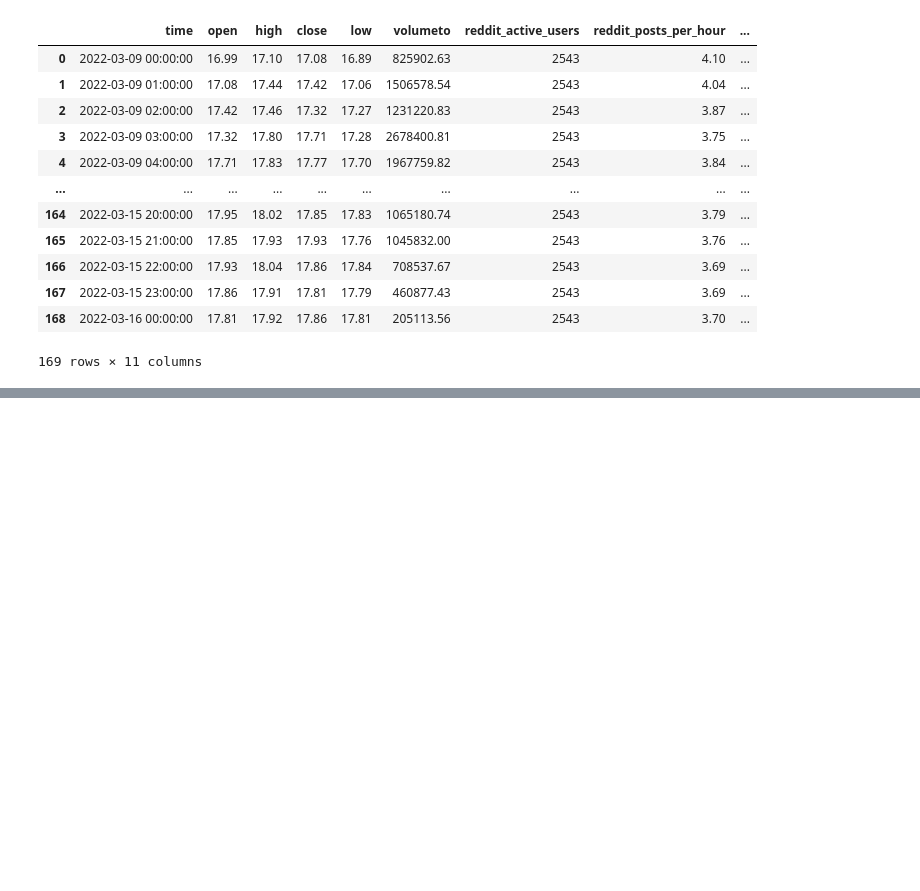
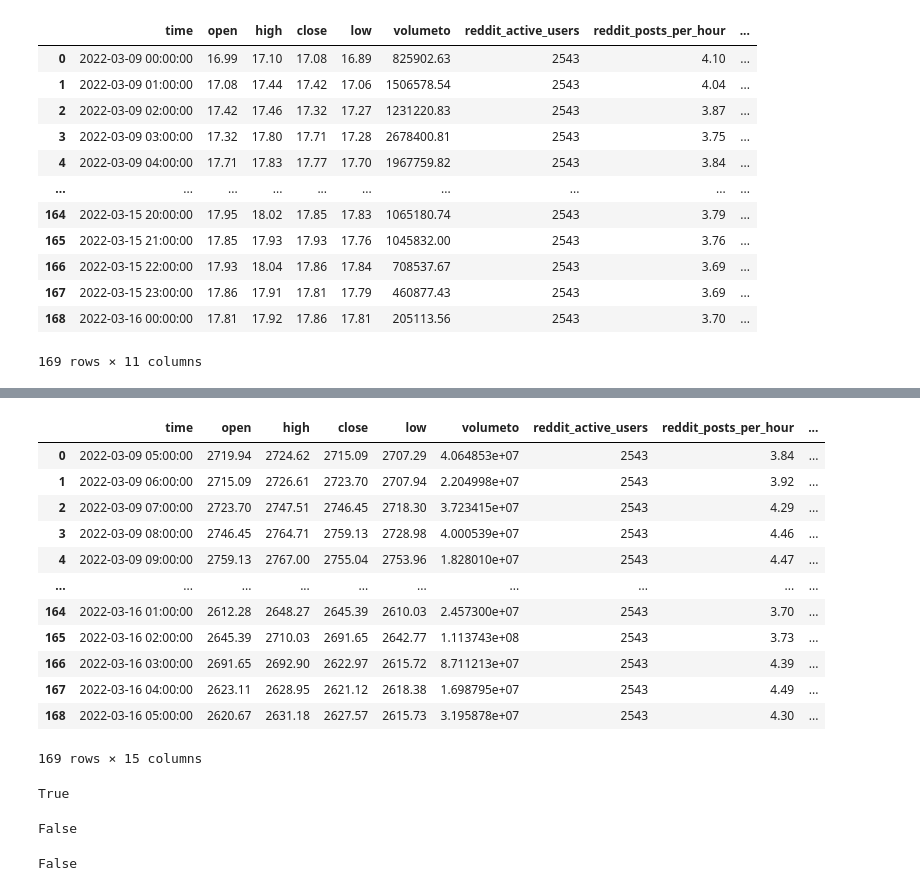
Before and after one commit to sharonwu827/Automated-trading, a Jupyter notebook: CryptoPatternDetection/GAF-CNN-HC/load_test.ipynb, the cells around one changed output, grey strips where cells are left out. Saved outputs shown, nothing was run; the diff lists cells and outputs as text; code cells hidden in the pictures; blank space fills up the shorter version.

Commit message:
extra filter M E N classifer for predict

```diff
--- a/CryptoPatternDetection/GAF-CNN-HC/load_test.ipynb
+++ b/CryptoPatternDetection/GAF-CNN-HC/load_test.ipynb
@@ -276,3 +275,6 @@ df
 | 167 | 2022-03-15 23:00:00 | 17.86 | 17.91 | 17.81 | 17.79 | 460877.43 | 2543 | 3.69 | ... |
 | 168 | 2022-03-16 00:00:00 | 17.81 | 17.92 | 17.86 | 17.81 | 205113.56 | 2543 | 3.70 | ... |
 169 rows × 11 columns
+# %%
+df = pd.read_csv('./temp/ETH_USD_result.csv')
+df.tail(10)
@@ -278,0 +293,2 @@ df
+# %%
+df['predict1'] = df['predict']
@@ -278,0 +309,39 @@ df
+# %%
+def filter_predict(p,pe):
+
+    if p == 0 and pe == 0:
+        return 0
+    elif p == 1 and pe == 1:
+        return 1
+    else:
+        return 2
+
+df['predict'] = df.apply(lambda x: filter_predict(x.predict, x.extra_predict), axis=1)
+# %%
+df
+# %% [output]
+|  | time | open | high | close | low | volumeto | reddit_active_users | reddit_posts_per_hour | ... |
+| 0 | 2022-03-09 05:00:00 | 2719.94 | 2724.62 | 2715.09 | 2707.29 | 4.064853e+07 | 2543 | 3.84 | ... |
+| 1 | 2022-03-09 06:00:00 | 2715.09 | 2726.61 | 2723.70 | 2707.94 | 2.204998e+07 | 2543 | 3.92 | ... |
+| 2 | 2022-03-09 07:00:00 | 2723.70 | 2747.51 | 2746.45 | 2718.30 | 3.723415e+07 | 2543 | 4.29 | ... |
+| 3 | 2022-03-09 08:00:00 | 2746.45 | 2764.71 | 2759.13 | 2728.98 | 4.000539e+07 | 2543 | 4.46 | ... |
+| 4 | 2022-03-09 09:00:00 | 2759.13 | 2767.00 | 2755.04 | 2753.96 | 1.828010e+07 | 2543 | 4.47 | ... |
+| ... | ... | ... | ... | ... | ... | ... | ... | ... | ... |
+| 164 | 2022-03-16 01:00:00 | 2612.28 | 2648.27 | 2645.39 | 2610.03 | 2.457300e+07 | 2543 | 3.70 | ... |
+| 165 | 2022-03-16 02:00:00 | 2645.39 | 2710.03 | 2691.65 | 2642.77 | 1.113743e+08 | 2543 | 3.73 | ... |
+| 166 | 2022-03-16 03:00:00 | 2691.65 | 2692.90 | 2622.97 | 2615.72 | 8.711213e+07 | 2543 | 4.39 | ... |
+| 167 | 2022-03-16 04:00:00 | 2623.11 | 2628.95 | 2621.12 | 2618.38 | 1.698795e+07 | 2543 | 4.49 | ... |
+| 168 | 2022-03-16 05:00:00 | 2620.67 | 2631.18 | 2627.57 | 2615.73 | 3.195878e+07 | 2543 | 4.30 | ... |
+169 rows × 15 columns
+# %%
+df['predict'].equals(df['col_3'])
+# %% [output]
+True
+# %%
+df['predict'].equals(df['extra_predict'])
+# %% [output]
+False
+# %%
+df['predict'].equals(df['predict1'])
+# %% [output]
+False
```
Also changed, not shown: parts of 4 cells of this notebook, 9 other files.
